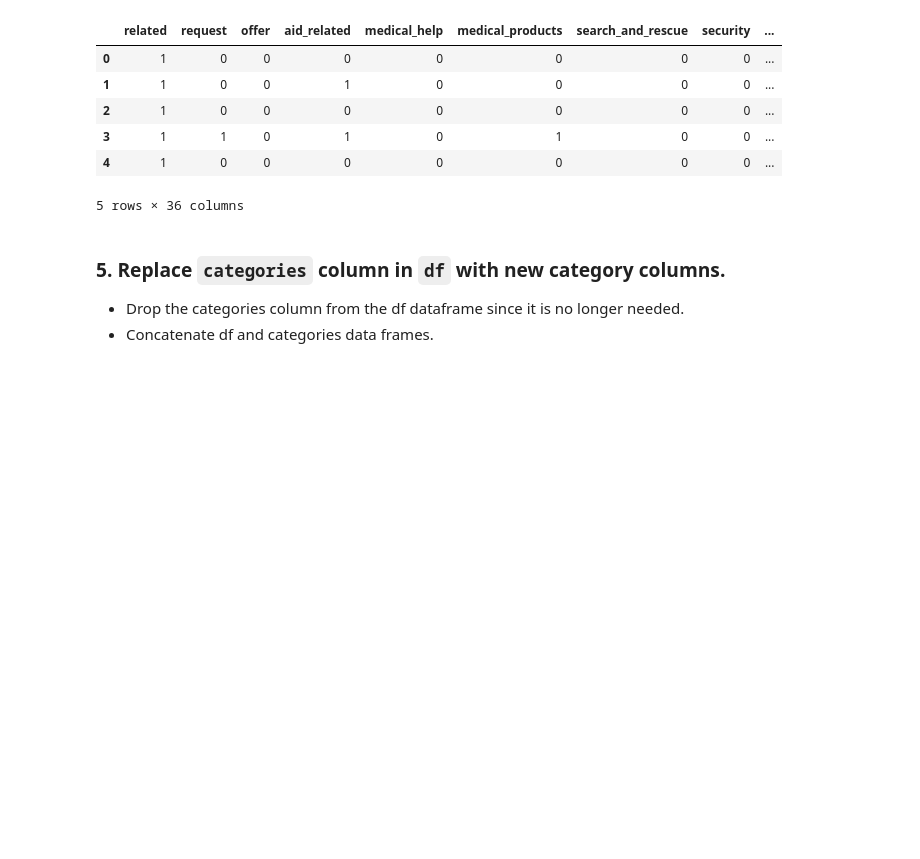
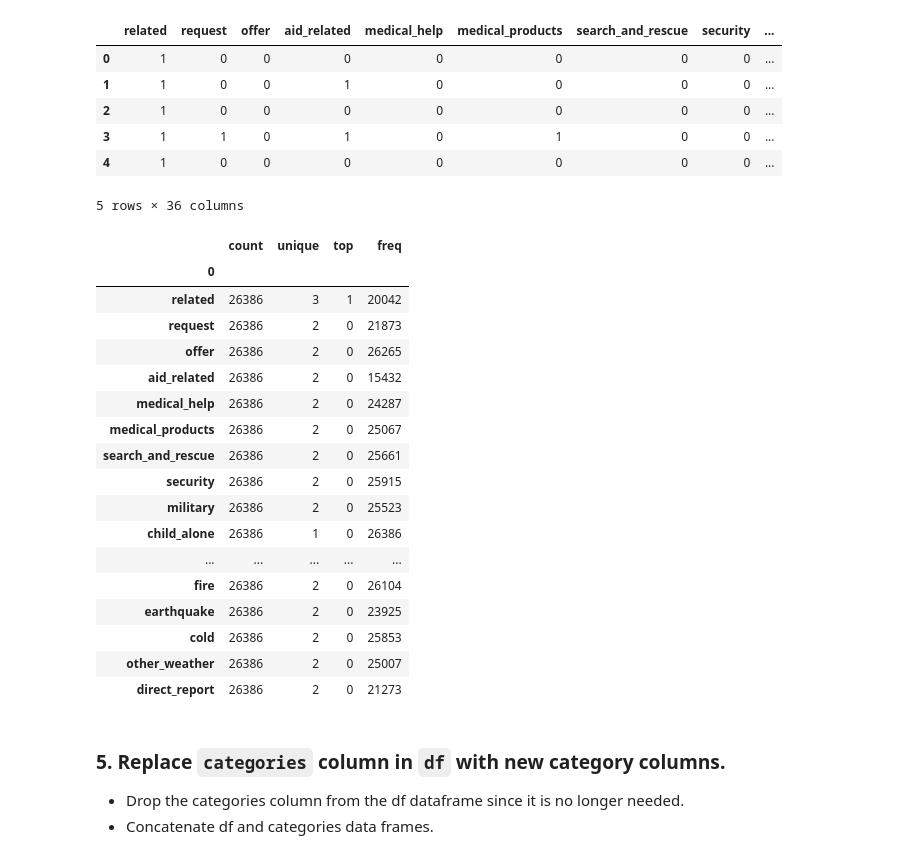
Before and after one commit to abdulghif/disaster-project, a Jupyter notebook: data/ETL Pipeline Preparation.ipynb, the cells around one changed output. Cells and saved outputs as stored; diff of their text form; code cells hidden in the pictures; blank space fills up the shorter version.

```diff
--- a/data/ETL Pipeline Preparation.ipynb
+++ b/data/ETL Pipeline Preparation.ipynb
@@ -122,6 +122,28 @@ categories.head()
 | 3 | 1 | 1 | 0 | 1 | 0 | 1 | 0 | 0 | ... |
 | 4 | 1 | 0 | 0 | 0 | 0 | 0 | 0 | 0 | ... |
 5 rows × 36 columns
+# %%
+## 3 unique value in related categories we will check in when join the messages
+categories.astype('object').describe().transpose()
+# %% [output]
+|  | count | unique | top | freq |
+| 0 |  |  |  |  |
+| related | 26386 | 3 | 1 | 20042 |
+| request | 26386 | 2 | 0 | 21873 |
+| offer | 26386 | 2 | 0 | 26265 |
+| aid_related | 26386 | 2 | 0 | 15432 |
+| medical_help | 26386 | 2 | 0 | 24287 |
+| medical_products | 26386 | 2 | 0 | 25067 |
+| search_and_rescue | 26386 | 2 | 0 | 25661 |
+| security | 26386 | 2 | 0 | 25915 |
+| military | 26386 | 2 | 0 | 25523 |
+| child_alone | 26386 | 1 | 0 | 26386 |
+| ... | ... | ... | ... | ... |
+| fire | 26386 | 2 | 0 | 26104 |
+| earthquake | 26386 | 2 | 0 | 23925 |
+| cold | 26386 | 2 | 0 | 25853 |
+| other_weather | 26386 | 2 | 0 | 25007 |
+| direct_report | 26386 | 2 | 0 | 21273 |
 # %% [markdown]
 ### 5. Replace `categories` column in `df` with new category columns.
 - Drop the categories column from the df dataframe since it is no longer needed.
```
Also changed, not shown: parts of 5 cells of this notebook.
